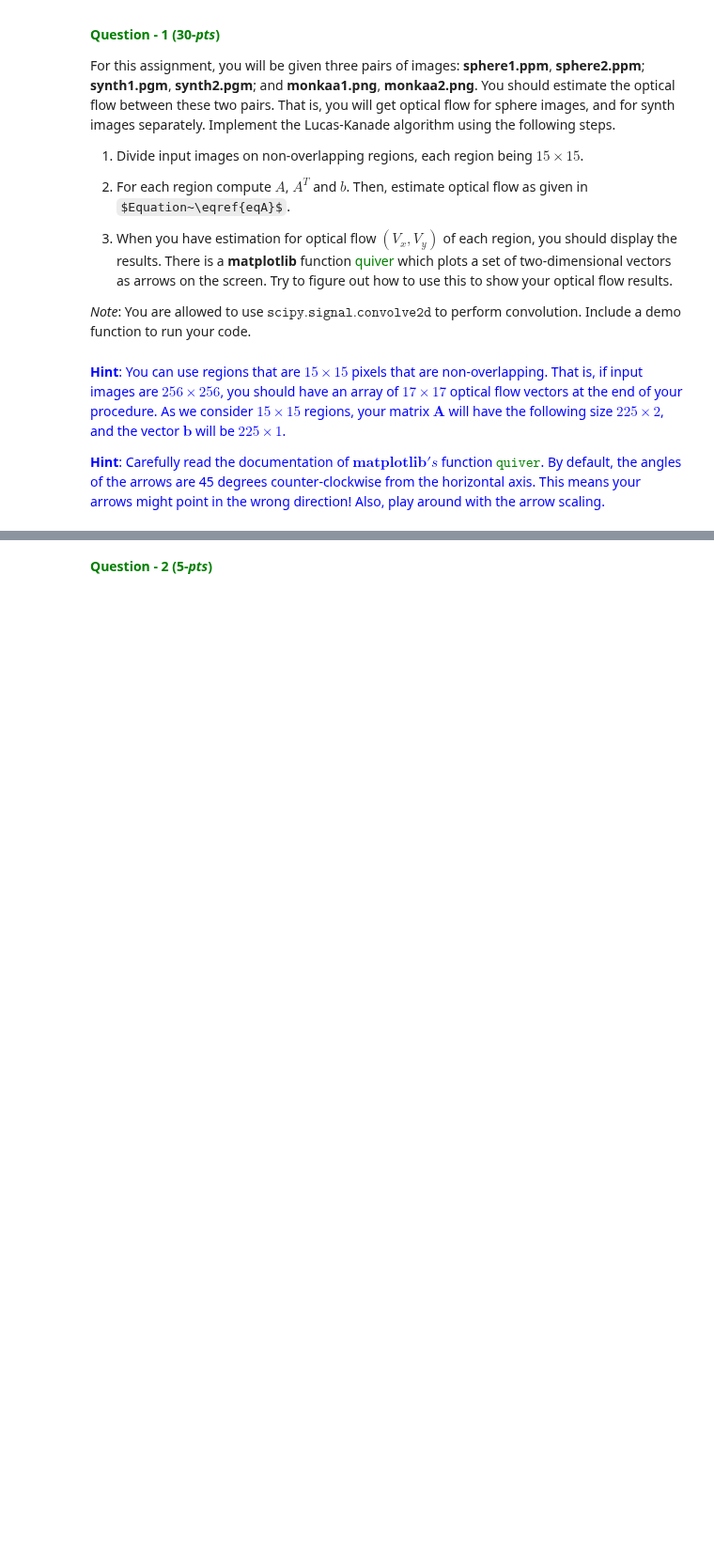
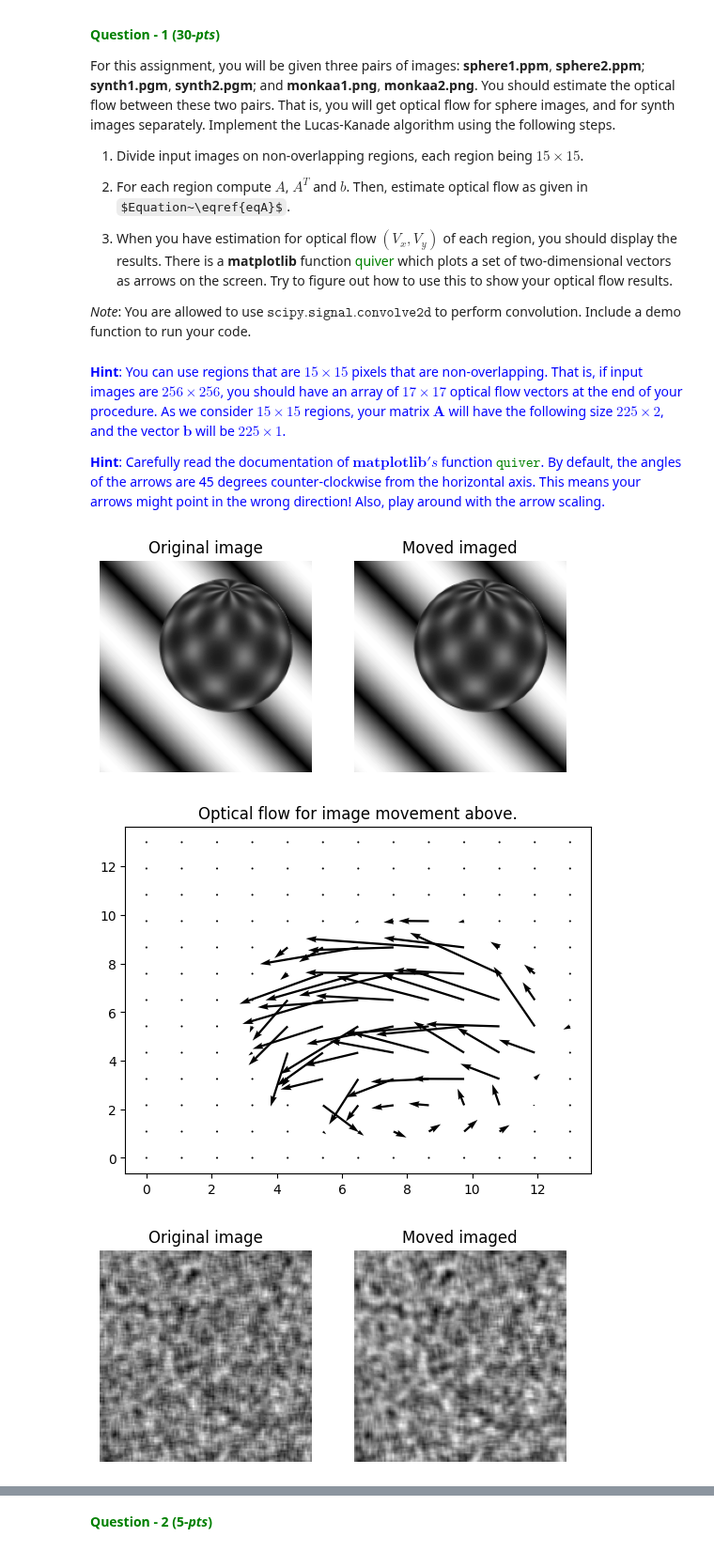
Before and after one commit to kerkeruil/CV1_lab3, a Jupyter notebook: Lab_Assignment3.ipynb, the cells around one changed output, grey strips where cells are left out. Shown at 94% size. Cells and saved outputs as stored; diff of their text form; code cells hidden in the pictures; some formulas as TeX source; blank space fills up the shorter version.

```diff
--- a/Lab_Assignment3.ipynb
+++ b/Lab_Assignment3.ipynb
@@ -237,0 +238,8 @@ Include a demo function to run your code.
+# %%
+def plot_images(images, titles, rows, columns):
+    fig = plt.figure()
+    for i, (image, title) in enumerate(zip(images, titles)):
+        ax = fig.add_subplot(rows, columns, i+1)
+        ax.imshow(image, cmap='gray')
+        ax.title.set_text(title)
+        ax.axis("off")
@@ -237,0 +324,28 @@ Include a demo function to run your code.
+# %%
+def print_optical_flow(img_name0, img_name1, regions_size):
+    # Load in images
+    path = "data/"
+
+    img0 = cv2.imread(path + img_name0)
+    img1 = cv2.imread(path + img_name1)
+    _ = estimate_optical_flow(img0, img1, region_size)
+
+
+# Set variables
+sph1 = "sphere1.ppm"
+sph2 = "sphere2.ppm"
+
+syn1 = "synth1.pgm"
+syn2 = "synth2.pgm"
+
+mon1 = "monkaa1.png"
+mon2 = "monkaa2.png"
+region_size = 15
+
+print_optical_flow(sph1, sph2, region_size)
+print_optical_flow(syn1, syn2, region_size)
+# print_optical_flow(mon1, mon2, region_size)
+# %% [output]
+[figure, added]
+[figure, added]
+[figure, added]
```
Also changed, not shown: parts of 6 cells of this notebook.
